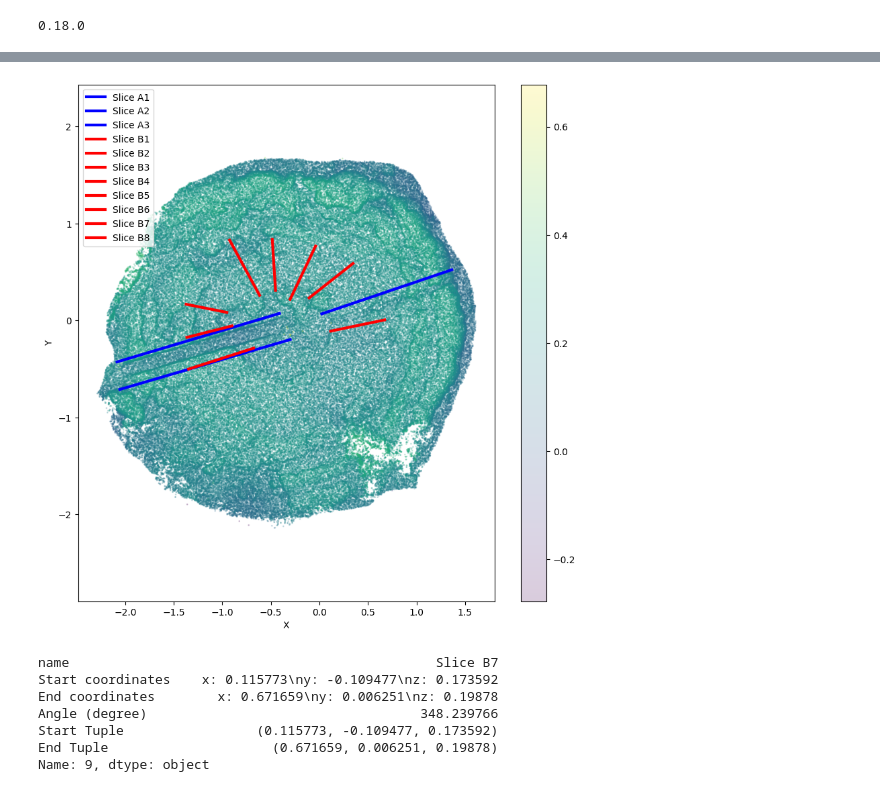
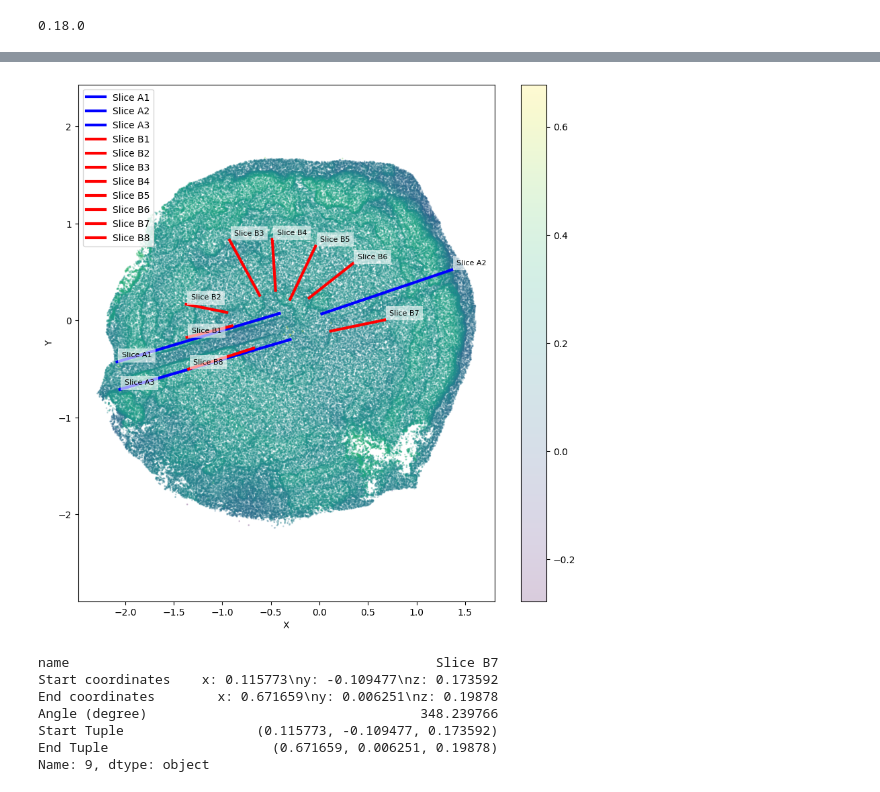
Before and after one commit to RohanGautam/coral_slice_extraction, a Jupyter notebook: coral_slice.ipynb, the cells around one changed output, grey strips where cells are left out. Cells and saved outputs as stored; diff of their text form; code cells hidden in the pictures.

Commit message:
add labels

```diff
--- a/coral_slice.ipynb
+++ b/coral_slice.ipynb
@@ -60,29 +60,42 @@ point_cloud = o3d.io.read_point_cloud(MODEL_PATH)
 # %%
 points = np.asarray(point_cloud.points)
 points_sparse = points[::100]  # for plotting quick
 plt.figure(figsize=(10, 10))
 plt.scatter(
     points_sparse[:, 0], points_sparse[:, 1], c=points_sparse[:, 2], s=1, alpha=0.2
 )
 
 for i in range(len(all_data)):
     partial = "Slice B" in all_data["name"].iloc[i]
+    start_point = all_data["Start Tuple"].iloc[i]
+    end_point = all_data["End Tuple"].iloc[i]
+
     plt.plot(
-        [all_data["Start Tuple"].iloc[i][0], all_data["End Tuple"].iloc[i][0]],
-        [all_data["Start Tuple"].iloc[i][1], all_data["End Tuple"].iloc[i][1]],
+        [start_point[0], end_point[0]],
+        [start_point[1], end_point[1]],
         c="r" if partial else "b",
         linewidth=3,
         label=all_data["name"].loc[i],
+    )
+
+    # Add label at end of line
+    plt.annotate(
+        all_data["name"].iloc[i],
+        (end_point[0], end_point[1]),
+        xytext=(5, 5),
+        textcoords="offset points",
+        fontsize=8,
+        bbox=dict(facecolor="white", edgecolor="none", alpha=0.6),
     )
 
 plt.axis("equal")
 plt.xlabel("X")
 plt.ylabel("Y")
 plt.colorbar()
 plt.legend()
 plt.show()
 # %% [output]
-[figure, old version]
+[figure, new version]
 # %%
 # extract slice for a sample profile
 sample = all_data.iloc[-2]
```
